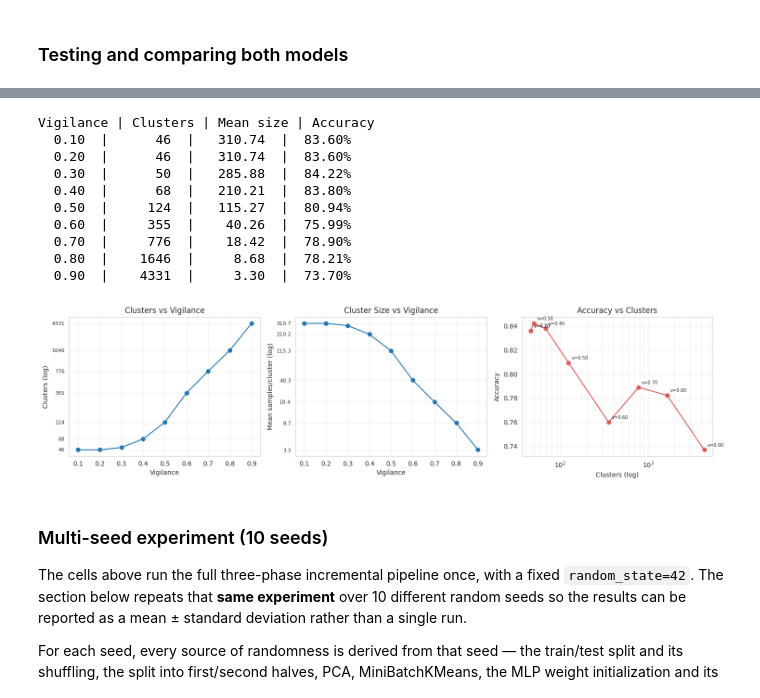
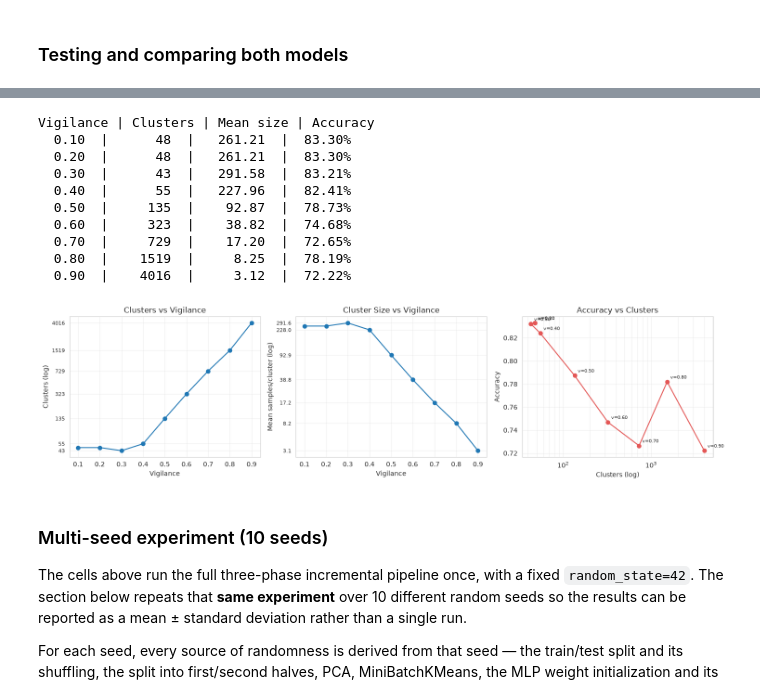
Before and after one commit to lsalatiel/art-epnn_neural-network-study, a Jupyter notebook: mnist_art.ipynb, the cells around one changed output, grey strips where cells are left out. Saved outputs shown, nothing was run; the diff lists cells and outputs as text; code cells hidden in the pictures.

```diff
--- a/mnist_art.ipynb
+++ b/mnist_art.ipynb
@@ -1301,18 +1362,0 @@ Per-digit metrics:
-# %%
-import time
-import numpy as np
-from sklearn.cluster import MiniBatchKMeans
-
-data = {}
-
-t0 = time.time()
-
-for i in range(10):
-    data[i] = {
-        "images": np.array([img for img, lbl in zip(X_train, y_train) if lbl == i]),
-        "clusters": MiniBatchKMeans(n_clusters=15, n_init=5),
-    }
-    data[i]['clusters'].fit(data[i]['images'])
-
-dt = time.time() - t0
-print("done in %.2fs." % dt)
@@ -1379,18 +1362,0 @@ X_test = scaler_.transform(pca_.transform(X_test))
-# %%
-epnn = ePNN(
-    n_max=500,
-    phi_init=0.30,
-    t=0.0,
-    alpha=0.005,
-    fac=1.2,
-    s=0.5,
-)
-
-for i in range(len(X_train)):
-    epnn.train(X_train[i], int(y_train[i]))
-
-train_corr = sum(
-    epnn.predict(X_train[i]) == int(y_train[i])
-    for i in range(len(X_train))
-)
-print(f"ePNN train accuracy: {train_corr / len(X_train) * 100:.2f}% ({train_corr}/{len(X_train)})")
@@ -1493,5 +1432,5 @@ Per-digit metrics:
 # %%
-# ── Vigilance sweep: accuracy vs cluster count (FuzzyArtMap) ──────────────
+# ── Vigilance sweep: accuracy vs cluster count (FuzzyArtMap, validation set) ──
 vigilance_values = [0.1, 0.2, 0.3, 0.4, 0.5, 0.6, 0.7, 0.8, 0.9]
 sweep_results = {}
 
@@ -1508,14 +1447,14 @@ for v in vigilance_values:
     )
 
     correct = sum(
-        net_v.predict(x) == y_test_04[i]
-        for i, x in enumerate(X_famap_test_04)
+        net_v.predict(x) == y_val_04[i]
+        for i, x in enumerate(X_famap_val_04)
     )
     counts = np.array([np.sum(v_assignments == cid) for cid in np.unique(v_assignments)])
     sweep_results[v] = {
         "num_clusters": len(net_v.prototypes),
         "mean_cluster_size": float(np.mean(counts)) if len(counts) else 0.0,
-        "accuracy": correct / len(X_famap_test_04),
+        "accuracy": correct / len(X_famap_val_04),
     }
 
 print("Vigilance | Clusters | Mean size | Accuracy")
@@ -1547,43 +1486,43 @@ accs = [sweep_results[v]["accuracy"] for v in vs]
 axes[0].plot(vs, ncs, marker="o")
 axes[0].set_yscale("log")
 axes[0].set_xlabel("Vigilance"); axes[0].set_ylabel("Clusters (log)"); axes[0].set_title("Clusters vs Vigilance")
 axes[0].grid(True, which="both", alpha=0.3)
 # Show each data point's own value on the y-axis instead of only log decades
 axes[0].set_yticks(declutter_log_ticks(ncs))
 axes[0].yaxis.set_major_formatter(FuncFormatter(lambda y, _: f"{int(round(y))}"))
 axes[0].yaxis.set_minor_locator(NullLocator())
 axes[0].tick_params(axis="y", labelsize=8)
 
 axes[1].plot(vs, mcs, marker="o")
 axes[1].set_yscale("log")
 axes[1].set_xlabel("Vigilance"); axes[1].set_ylabel("Mean samples/cluster (log)"); axes[1].set_title("Cluster Size vs Vigilance")
 axes[1].grid(True, which="both", alpha=0.3)
 axes[1].set_yticks(declutter_log_ticks(np.round(mcs, 2)))
 axes[1].yaxis.set_major_formatter(FuncFormatter(lambda y, _: f"{y:.1f}"))
 axes[1].yaxis.set_minor_locator(NullLocator())
 axes[1].tick_params(axis="y", labelsize=8)
 
 axes[2].plot(ncs, accs, marker="o", color="#E45756")
 for v, nc, acc in zip(vs, ncs, accs):
     axes[2].annotate(f"v={v:.2f}", (nc, acc), textcoords="offset points", xytext=(5, 5), fontsize=7)
 axes[2].set_xscale("log")
 axes[2].set_xlabel("Clusters (log)"); axes[2].set_ylabel("Accuracy"); axes[2].set_title("Accuracy vs Clusters")
 axes[2].grid(True, which="both", alpha=0.3)
 
 plt.tight_layout()
 plt.show()
 # %% [output]
 Vigilance | Clusters | Mean size | Accuracy
-  0.10  |      46  |   310.74  |  83.60%
-  0.20  |      46  |   310.74  |  83.60%
-  0.30  |      50  |   285.88  |  84.22%
-  0.40  |      68  |   210.21  |  83.80%
-  0.50  |     124  |   115.27  |  80.94%
-  0.60  |     355  |    40.26  |  75.99%
-  0.70  |     776  |    18.42  |  78.90%
-  0.80  |    1646  |     8.68  |  78.21%
-  0.90  |    4331  |     3.30  |  73.70%
+  0.10  |      48  |   261.21  |  83.30%
+  0.20  |      48  |   261.21  |  83.30%
+  0.30  |      43  |   291.58  |  83.21%
+  0.40  |      55  |   227.96  |  82.41%
+  0.50  |     135  |    92.87  |  78.73%
+  0.60  |     323  |    38.82  |  74.68%
+  0.70  |     729  |    17.20  |  72.65%
+  0.80  |    1519  |     8.25  |  78.19%
+  0.90  |    4016  |     3.12  |  72.22%
-[figure, old version]
+[figure, new version]
 # %% [markdown]
 ### Multi-seed experiment (10 seeds)
 
```
Also changed, not shown: parts of 50 cells of this notebook, 1 other file.
